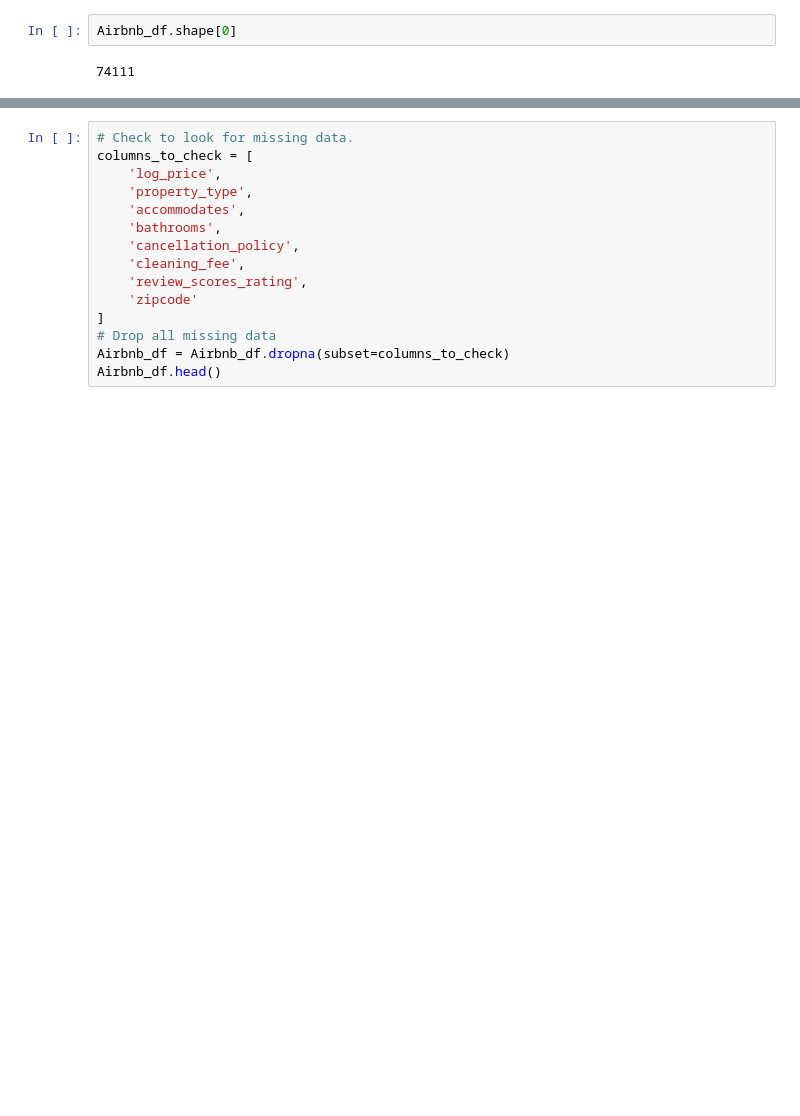
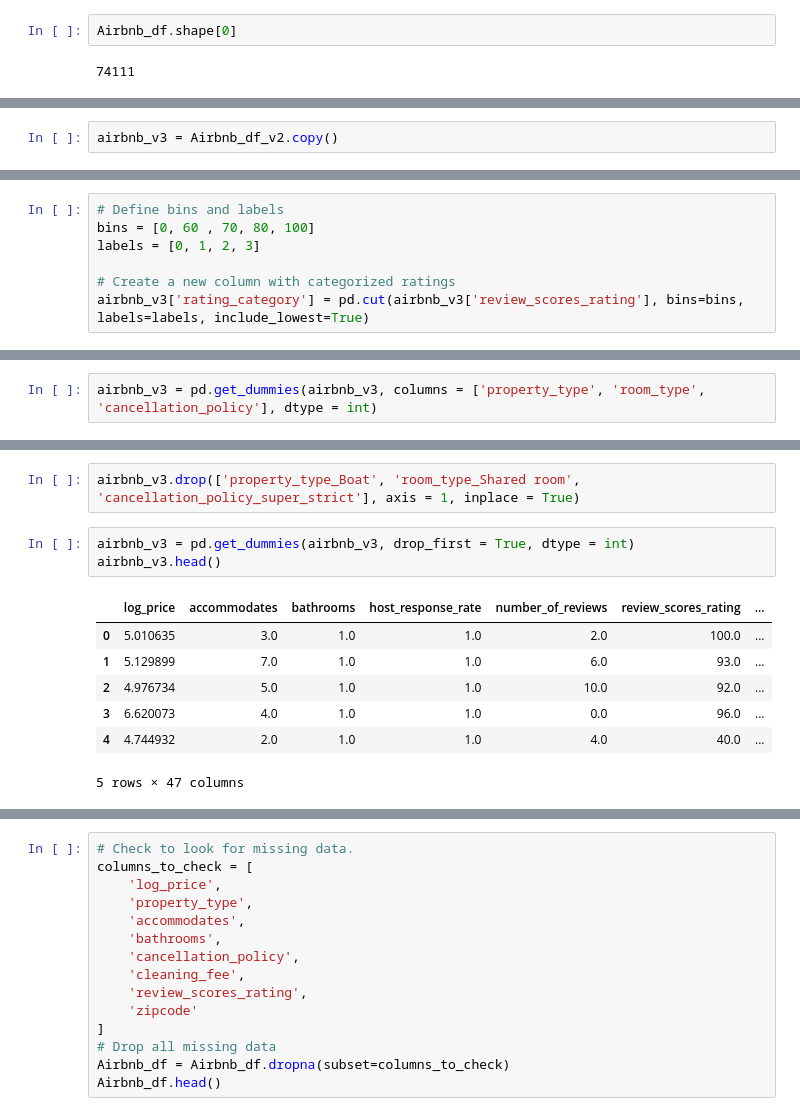
Before and after one commit to Ethan-sev/Airbnb_Score_Model, a Jupyter notebook: Data_Gathering/Air_bnb_csv.ipynb, the cells around one changed output, grey strips where cells are left out. Drawn from its saved outputs; the diff is of its cells as text; blank space fills up the shorter version.

```diff
--- a/Data_Gathering/Air_bnb_csv.ipynb
+++ b/Data_Gathering/Air_bnb_csv.ipynb
@@ -36,0 +212,2 @@ Airbnb_df.shape[0]
+# %%
+airbnb_v3 = Airbnb_df_v2.copy()
@@ -36,0 +234,7 @@ Airbnb_df.shape[0]
+# %%
+# Define bins and labels
+bins = [0, 60 , 70, 80, 100]
+labels = [0, 1, 2, 3]
+
+# Create a new column with categorized ratings
+airbnb_v3['rating_category'] = pd.cut(airbnb_v3['review_scores_rating'], bins=bins, labels=labels, include_lowest=True)
@@ -36,0 +354,2 @@ Airbnb_df.shape[0]
+# %%
+airbnb_v3 = pd.get_dummies(airbnb_v3, columns = ['property_type', 'room_type', 'cancellation_policy'], dtype = int)
@@ -36,0 +365,13 @@ Airbnb_df.shape[0]
+# %%
+airbnb_v3.drop(['property_type_Boat', 'room_type_Shared room', 'cancellation_policy_super_strict'], axis = 1, inplace = True)
+# %%
+airbnb_v3 = pd.get_dummies(airbnb_v3, drop_first = True, dtype = int)
+airbnb_v3.head()
+# %% [output]
+|  | log_price | accommodates | bathrooms | host_response_rate | number_of_reviews | review_scores_rating | ... |
+| 0 | 5.010635 | 3.0 | 1.0 | 1.0 | 2.0 | 100.0 | ... |
+| 1 | 5.129899 | 7.0 | 1.0 | 1.0 | 6.0 | 93.0 | ... |
+| 2 | 4.976734 | 5.0 | 1.0 | 1.0 | 10.0 | 92.0 | ... |
+| 3 | 6.620073 | 4.0 | 1.0 | 1.0 | 0.0 | 96.0 | ... |
+| 4 | 4.744932 | 2.0 | 1.0 | 1.0 | 4.0 | 40.0 | ... |
+5 rows × 47 columns
```
Also changed, not shown: parts of 47 cells of this notebook.
